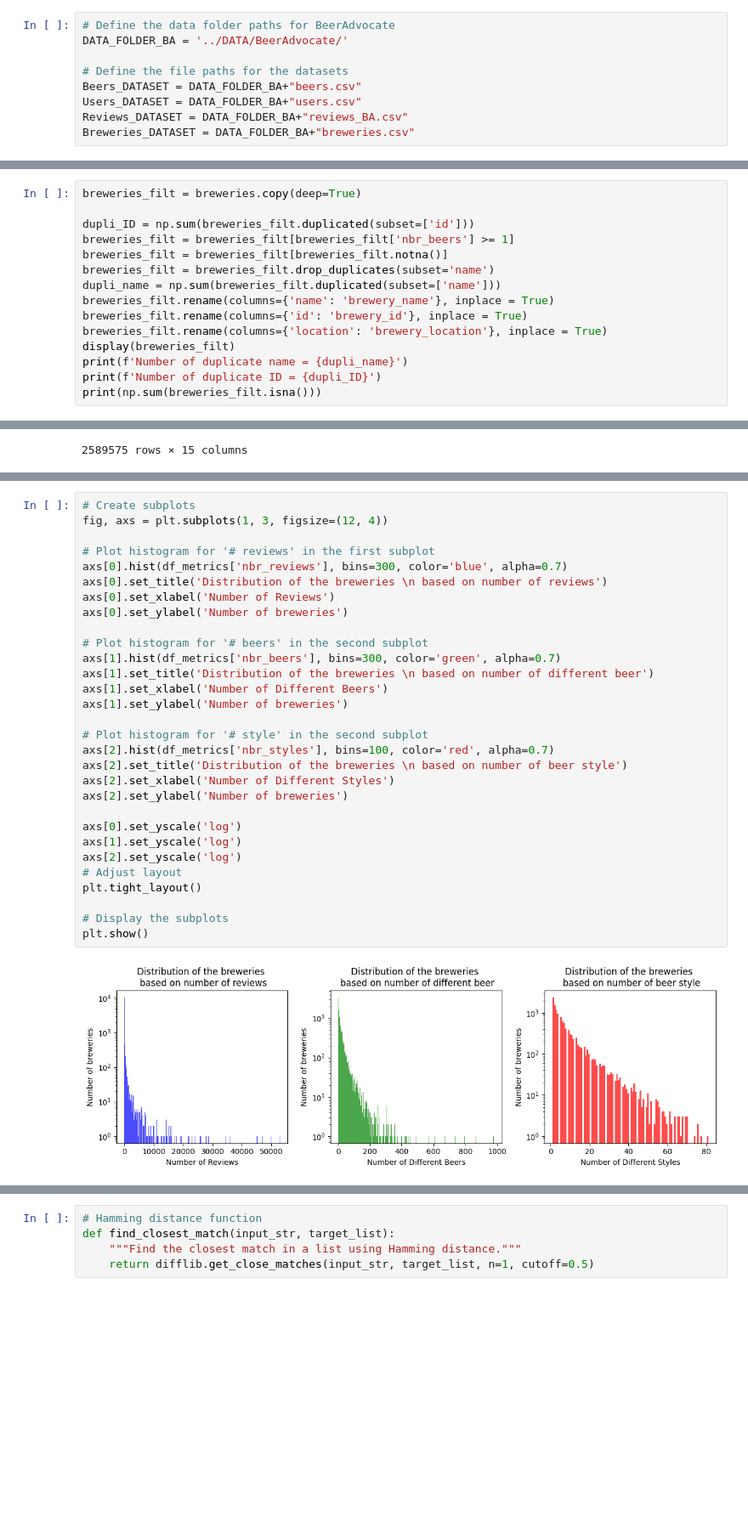
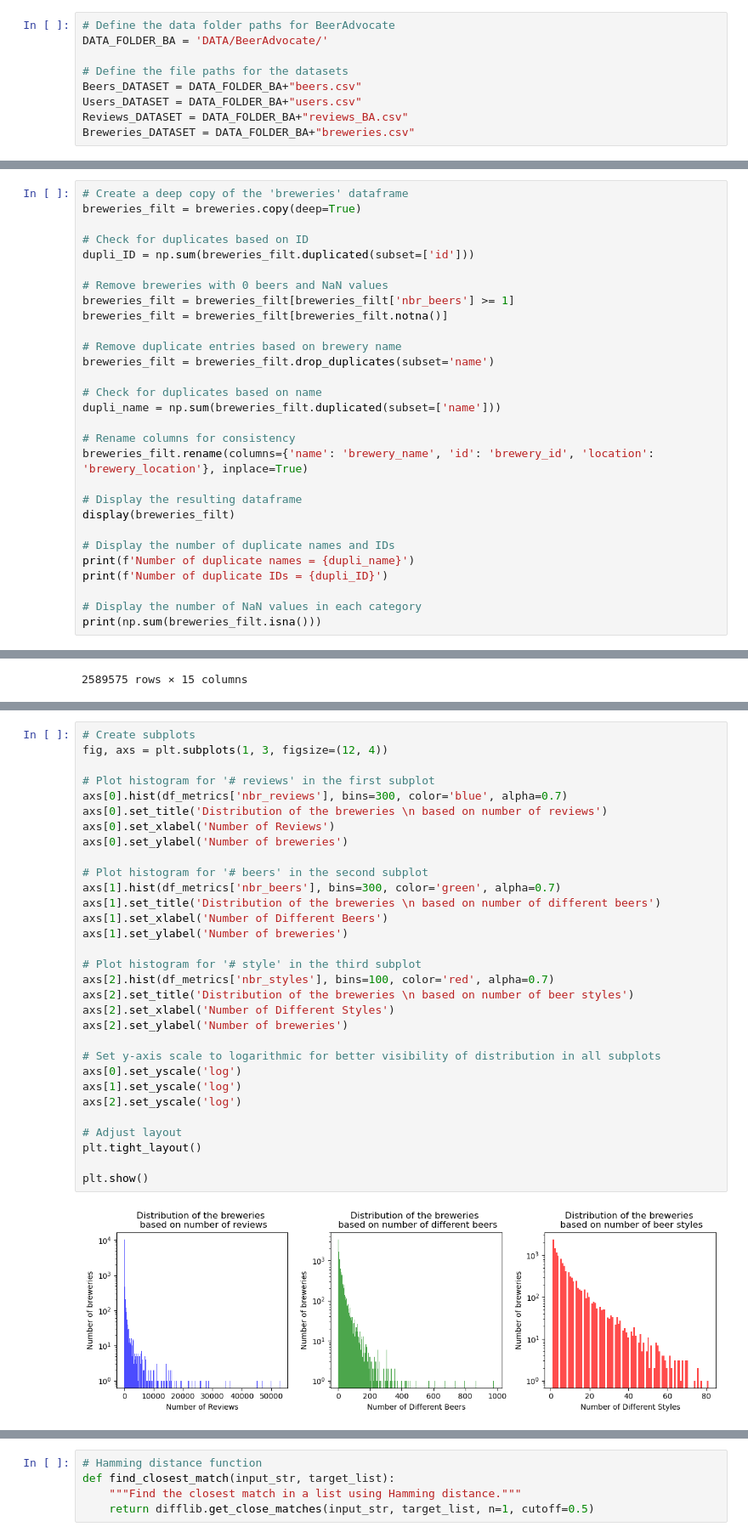
Before and after one commit to epfl-ada/ada-2023-project-todolegax, a Jupyter notebook: P2_initial_analysis.ipynb, the cells around one changed output, grey strips where cells are left out. Shown at 85% size. Drawn from its saved outputs; the diff is of its cells as text; blank space fills up the shorter version.

```diff
--- a/P2_initial_analysis.ipynb
+++ b/P2_initial_analysis.ipynb
@@ -37,7 +26,7 @@ import os
 from datetime import datetime
 # %%
 # Define the data folder paths for BeerAdvocate
-DATA_FOLDER_BA = '../DATA/BeerAdvocate/'
+DATA_FOLDER_BA = 'DATA/BeerAdvocate/'
 
 # Define the file paths for the datasets
 Beers_DATASET = DATA_FOLDER_BA+"beers.csv"
@@ -232,19 +264,33 @@ display(breweries)
 | 16757 | 1138 | United States, Maryland | South Baltimore Brewing | 0 |
 16758 rows × 4 columns
 # %%
+# Create a deep copy of the 'breweries' dataframe
 breweries_filt = breweries.copy(deep=True)
 
+# Check for duplicates based on ID
 dupli_ID = np.sum(breweries_filt.duplicated(subset=['id']))
+
+# Remove breweries with 0 beers and NaN values
 breweries_filt = breweries_filt[breweries_filt['nbr_beers'] >= 1]
 breweries_filt = breweries_filt[breweries_filt.notna()]
+
+# Remove duplicate entries based on brewery name
 breweries_filt = breweries_filt.drop_duplicates(subset='name')
+
+# Check for duplicates based on name
 dupli_name = np.sum(breweries_filt.duplicated(subset=['name']))
-breweries_filt.rename(columns={'name': 'brewery_name'}, inplace = True)
-breweries_filt.rename(columns={'id': 'brewery_id'}, inplace = True)
-breweries_filt.rename(columns={'location': 'brewery_location'}, inplace = True)
+
+# Rename columns for consistency
+breweries_filt.rename(columns={'name': 'brewery_name', 'id': 'brewery_id', 'location': 'brewery_location'}, inplace=True)
+
+# Display the resulting dataframe
 display(breweries_filt)
-print(f'Number of duplicate name = {dupli_name}')
-print(f'Number of duplicate ID = {dupli_ID}')
+
+# Display the number of duplicate names and IDs
+print(f'Number of duplicate names = {dupli_name}')
+print(f'Number of duplicate IDs = {dupli_ID}')
+
+# Display the number of NaN values in each category
 print(np.sum(breweries_filt.isna()))
 # %% [output]
 |  | brewery_id | brewery_location | brewery_name | nbr_beers |
@@ -608,32 +672,33 @@ df_metrics['popularity_metrics'] = df_metrics['popularity_metrics']/df_metrics['
 # %%
 # Create subplots
 fig, axs = plt.subplots(1, 3, figsize=(12, 4))
 
 # Plot histogram for '# reviews' in the first subplot
 axs[0].hist(df_metrics['nbr_reviews'], bins=300, color='blue', alpha=0.7)
 axs[0].set_title('Distribution of the breweries \n based on number of reviews')
 axs[0].set_xlabel('Number of Reviews')
 axs[0].set_ylabel('Number of breweries')
 
 # Plot histogram for '# beers' in the second subplot
 axs[1].hist(df_metrics['nbr_beers'], bins=300, color='green', alpha=0.7)
-axs[1].set_title('Distribution of the breweries \n based on number of different beer')
+axs[1].set_title('Distribution of the breweries \n based on number of different beers')
 axs[1].set_xlabel('Number of Different Beers')
 axs[1].set_ylabel('Number of breweries')
 
-# Plot histogram for '# style' in the second subplot
+# Plot histogram for '# style' in the third subplot
 axs[2].hist(df_metrics['nbr_styles'], bins=100, color='red', alpha=0.7)
-axs[2].set_title('Distribution of the breweries \n based on number of beer style')
+axs[2].set_title('Distribution of the breweries \n based on number of beer styles')
 axs[2].set_xlabel('Number of Different Styles')
 axs[2].set_ylabel('Number of breweries')
 
+# Set y-axis scale to logarithmic for better visibility of distribution in all subplots
 axs[0].set_yscale('log')
 axs[1].set_yscale('log')
 axs[2].set_yscale('log')
+
 # Adjust layout
 plt.tight_layout()
 
-# Display the subplots
 plt.show()
 # %% [output]
-[figure, old version]
+[figure, new version]
```
Also changed, not shown: parts of 41 cells of this notebook.
